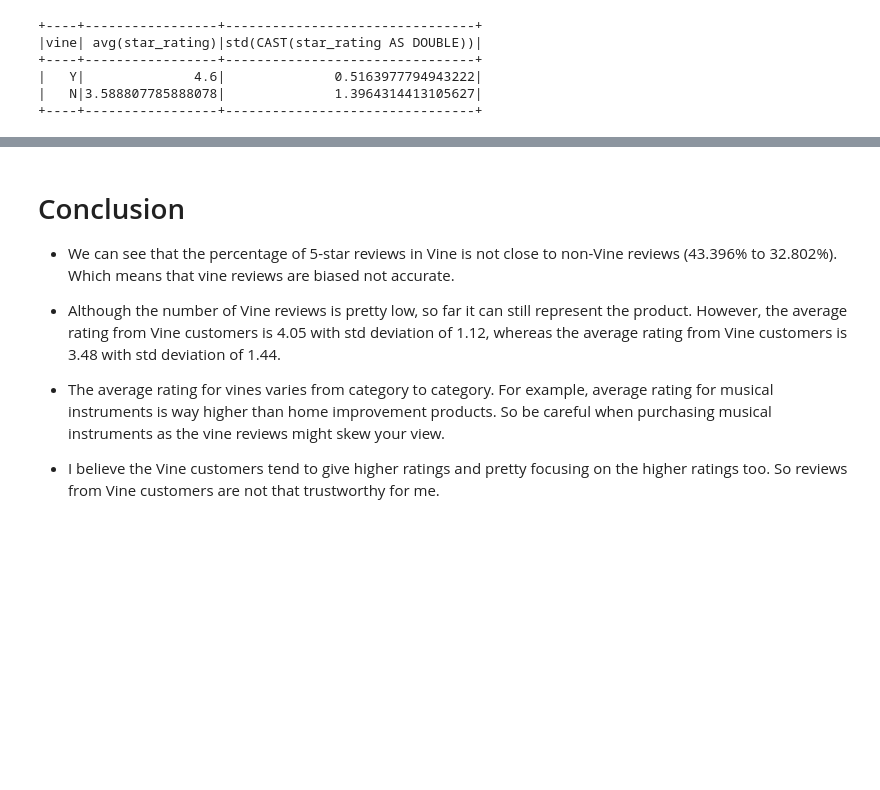
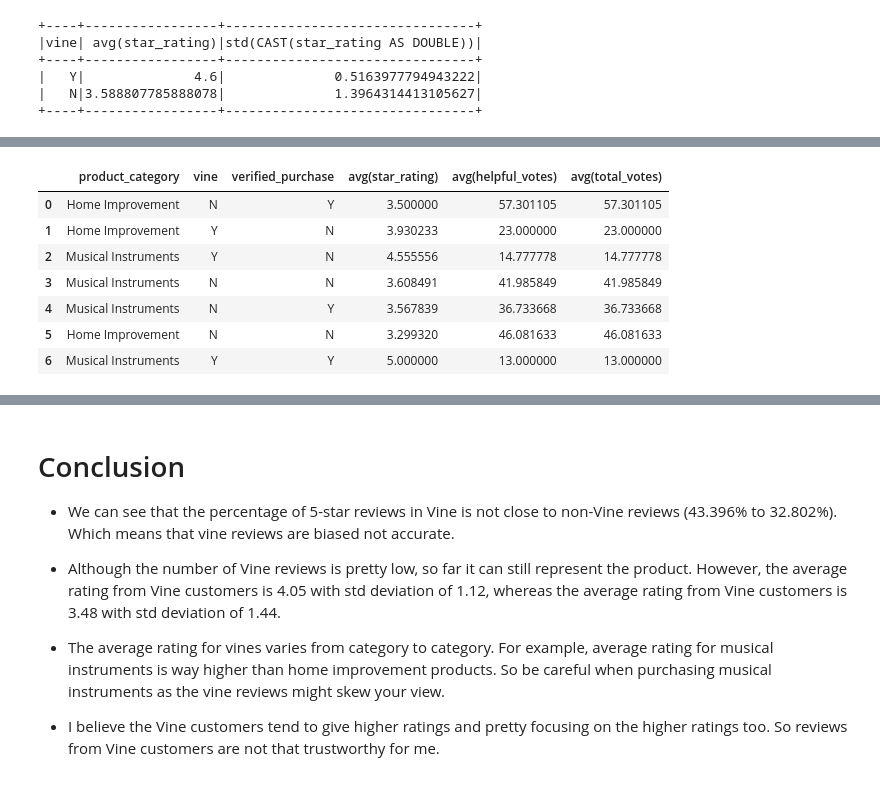
Before and after one commit to mirahmed07/big-data-challenge, a Jupyter notebook: level-2/Vine_analysis.ipynb, the cells around one changed output, grey strips where cells are left out. Drawn from its saved outputs; the diff is of its cells as text; code cells hidden in the pictures; blank space fills up the shorter version.

```diff
--- a/level-2/Vine_analysis.ipynb
+++ b/level-2/Vine_analysis.ipynb
@@ -43,7 +43,7 @@ Reading package lists... Done
 # %%
 # Start Spark session
 from pyspark.sql import SparkSession
-spark = SparkSession.builder.config("spark.executor.memory", "70g").config("spark.driver.memory", "50g").config("spark.memory.offHeap.enabled",True).config("spark.memory.offHeap.size","16g").appName("Extract2")\
+spark = SparkSession.builder.config("spark.executor.memory", "70g").config("spark.driver.memory", "50g").config("spark.memory.offHeap.enabled",True).config("spark.memory.offHeap.size","16g").appName("Vine_analysis")\
 .config("spark.jars", "/content/postgresql-42.2.19.jar").getOrCreate()
 # Enable Arrow-based columnar data transfers
 spark.conf.set("park.sqls.execution.arrow.enabled", "true")
@@ -208,0 +240,12 @@ spark.sql("SELECT vine, AVG(star_rating), STD(star_rating) from table2 GROUP BY
+# %%
+pandas_df = spark_df.groupBy(["product_category", "vine", "verified_purchase"]).mean().toPandas()
+pandas_df.head(10)
+# %% [output]
+|  | product_category | vine | verified_purchase | avg(star_rating) | avg(helpful_votes) | avg(total_votes) |
+| 0 | Home Improvement | N | Y | 3.500000 | 57.301105 | 57.301105 |
+| 1 | Home Improvement | Y | N | 3.930233 | 23.000000 | 23.000000 |
+| 2 | Musical Instruments | Y | N | 4.555556 | 14.777778 | 14.777778 |
+| 3 | Musical Instruments | N | N | 3.608491 | 41.985849 | 41.985849 |
+| 4 | Musical Instruments | N | Y | 3.567839 | 36.733668 | 36.733668 |
+| 5 | Home Improvement | N | N | 3.299320 | 46.081633 | 46.081633 |
+| 6 | Musical Instruments | Y | Y | 5.000000 | 13.000000 | 13.000000 |
```
Also changed, not shown: parts of 8 cells of this notebook.
